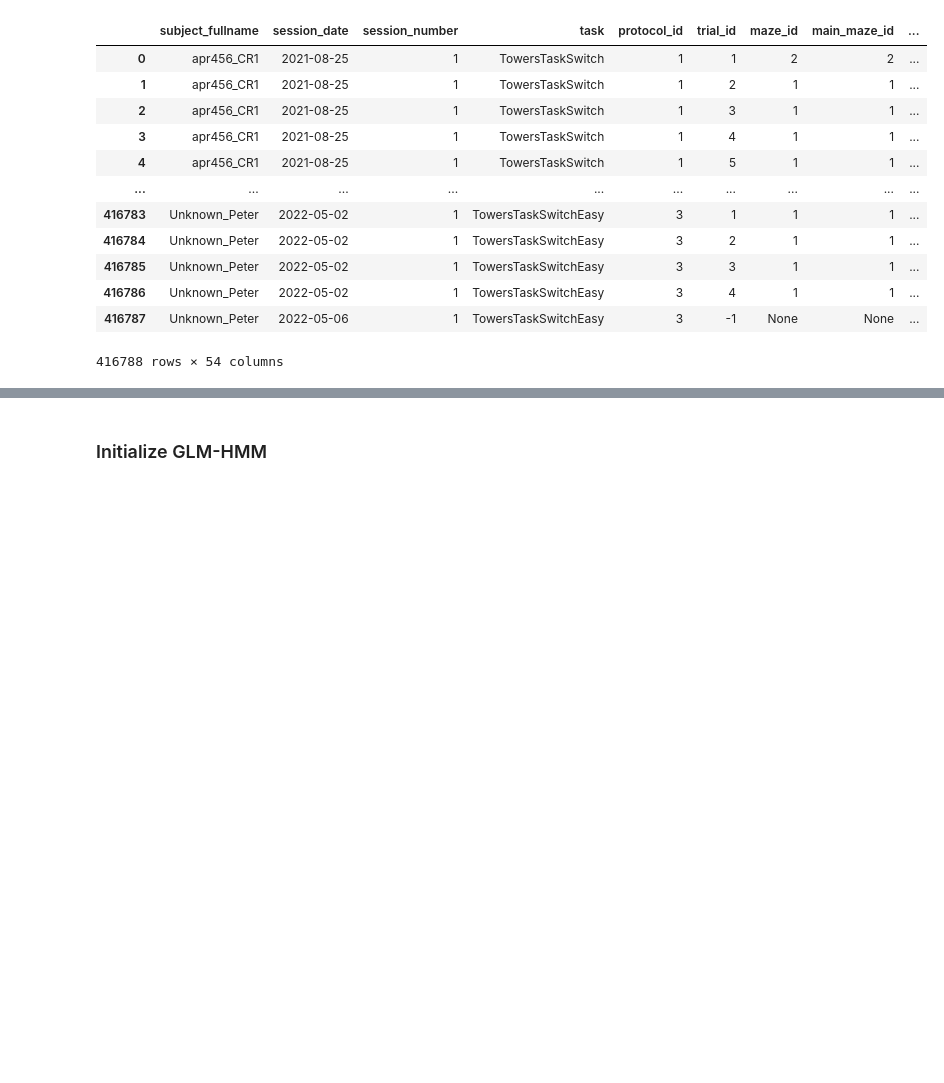
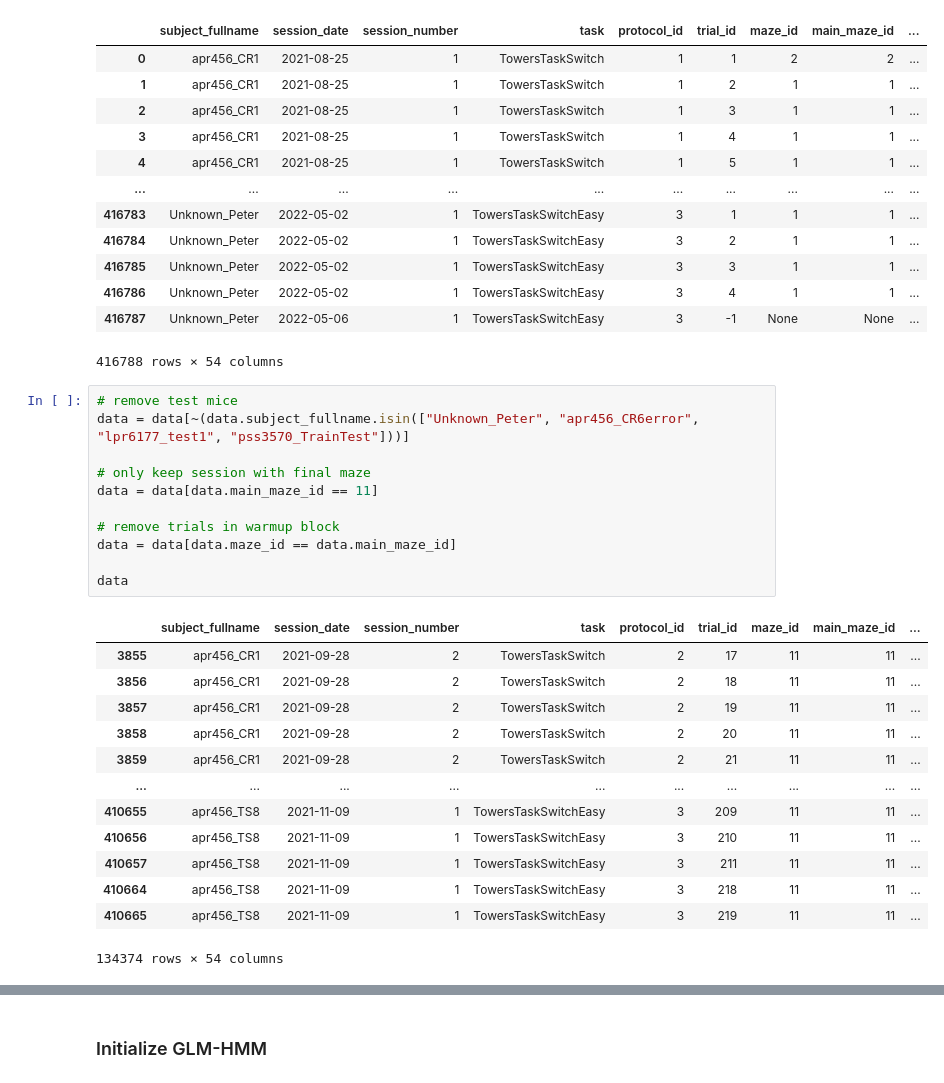
Before and after one commit to psalvino/DRL_Final_Project, a Jupyter notebook: Final_Project.ipynb, the cells around one changed output, grey strips where cells are left out. Cells and saved outputs as stored; diff of their text form; blank space fills up the shorter version.

Commit message:
Added some inspection function of the data and data cleaning

```diff
--- a/Final_Project.ipynb
+++ b/Final_Project.ipynb
@@ -37,3 +38,28 @@ data#[['trial_id','task','maze_id','speed_by_cm']]
 | 416786 | Unknown_Peter | 2022-05-02 | 1 | TowersTaskSwitchEasy | 3 | 4 | 1 | 1 | ... |
 | 416787 | Unknown_Peter | 2022-05-06 | 1 | TowersTaskSwitchEasy | 3 | -1 | None | None | ... |
 416788 rows × 54 columns
+# %%
+# remove test mice
+data = data[~(data.subject_fullname.isin(["Unknown_Peter", "apr456_CR6error", "lpr6177_test1", "pss3570_TrainTest"]))]
+
+# only keep session with final maze
+data = data[data.main_maze_id == 11]
+
+# remove trials in warmup block
+data = data[data.maze_id == data.main_maze_id]
+
+data
+# %% [output]
+|  | subject_fullname | session_date | session_number | task | protocol_id | trial_id | maze_id | main_maze_id | ... |
+| 3855 | apr456_CR1 | 2021-09-28 | 2 | TowersTaskSwitch | 2 | 17 | 11 | 11 | ... |
+| 3856 | apr456_CR1 | 2021-09-28 | 2 | TowersTaskSwitch | 2 | 18 | 11 | 11 | ... |
+| 3857 | apr456_CR1 | 2021-09-28 | 2 | TowersTaskSwitch | 2 | 19 | 11 | 11 | ... |
+| 3858 | apr456_CR1 | 2021-09-28 | 2 | TowersTaskSwitch | 2 | 20 | 11 | 11 | ... |
+| 3859 | apr456_CR1 | 2021-09-28 | 2 | TowersTaskSwitch | 2 | 21 | 11 | 11 | ... |
+| ... | ... | ... | ... | ... | ... | ... | ... | ... | ... |
+| 410655 | apr456_TS8 | 2021-11-09 | 1 | TowersTaskSwitchEasy | 3 | 209 | 11 | 11 | ... |
+| 410656 | apr456_TS8 | 2021-11-09 | 1 | TowersTaskSwitchEasy | 3 | 210 | 11 | 11 | ... |
+| 410657 | apr456_TS8 | 2021-11-09 | 1 | TowersTaskSwitchEasy | 3 | 211 | 11 | 11 | ... |
+| 410664 | apr456_TS8 | 2021-11-09 | 1 | TowersTaskSwitchEasy | 3 | 218 | 11 | 11 | ... |
+| 410665 | apr456_TS8 | 2021-11-09 | 1 | TowersTaskSwitchEasy | 3 | 219 | 11 | 11 | ... |
+134374 rows × 54 columns
```
Also changed, not shown: parts of 11 cells of this notebook.
